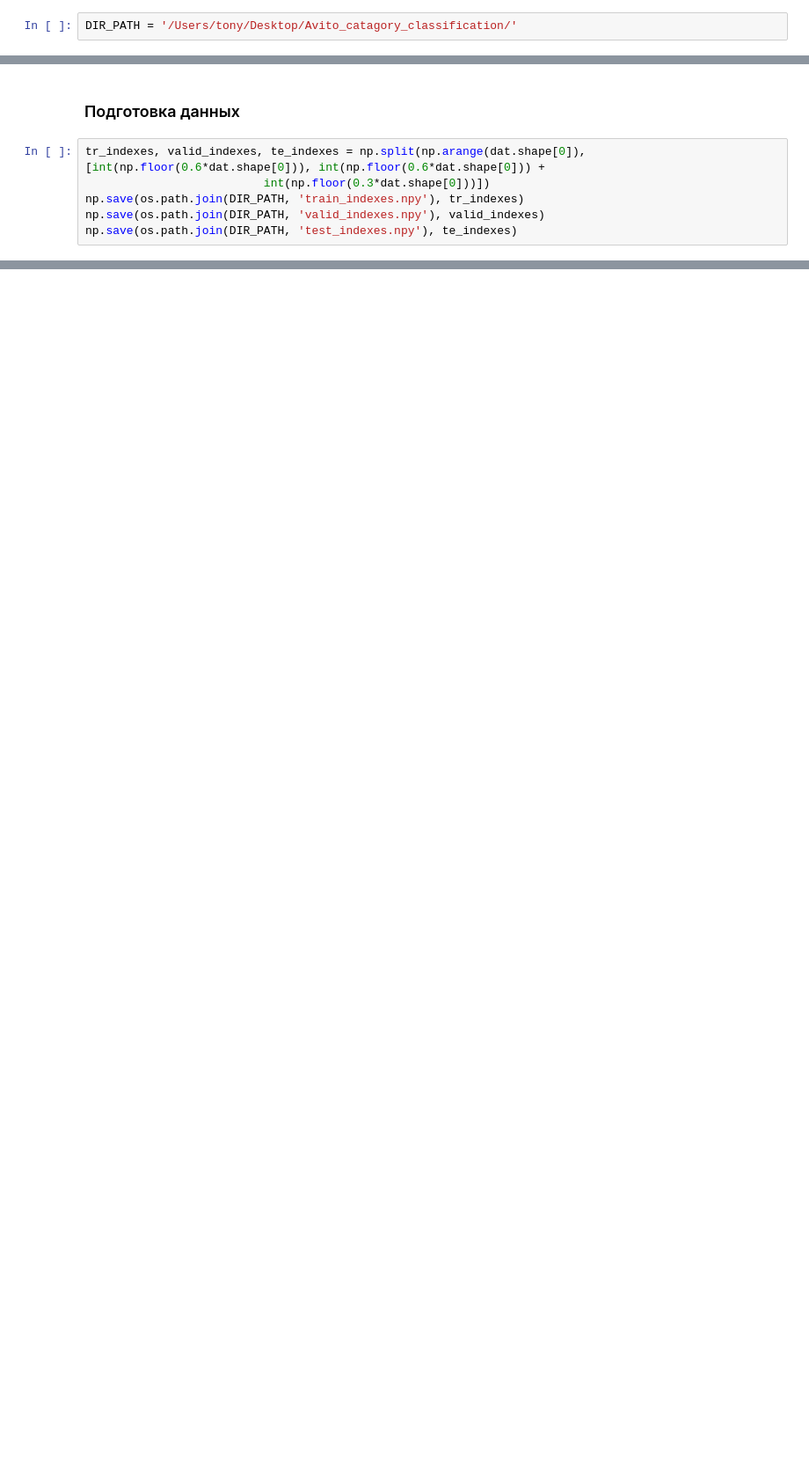
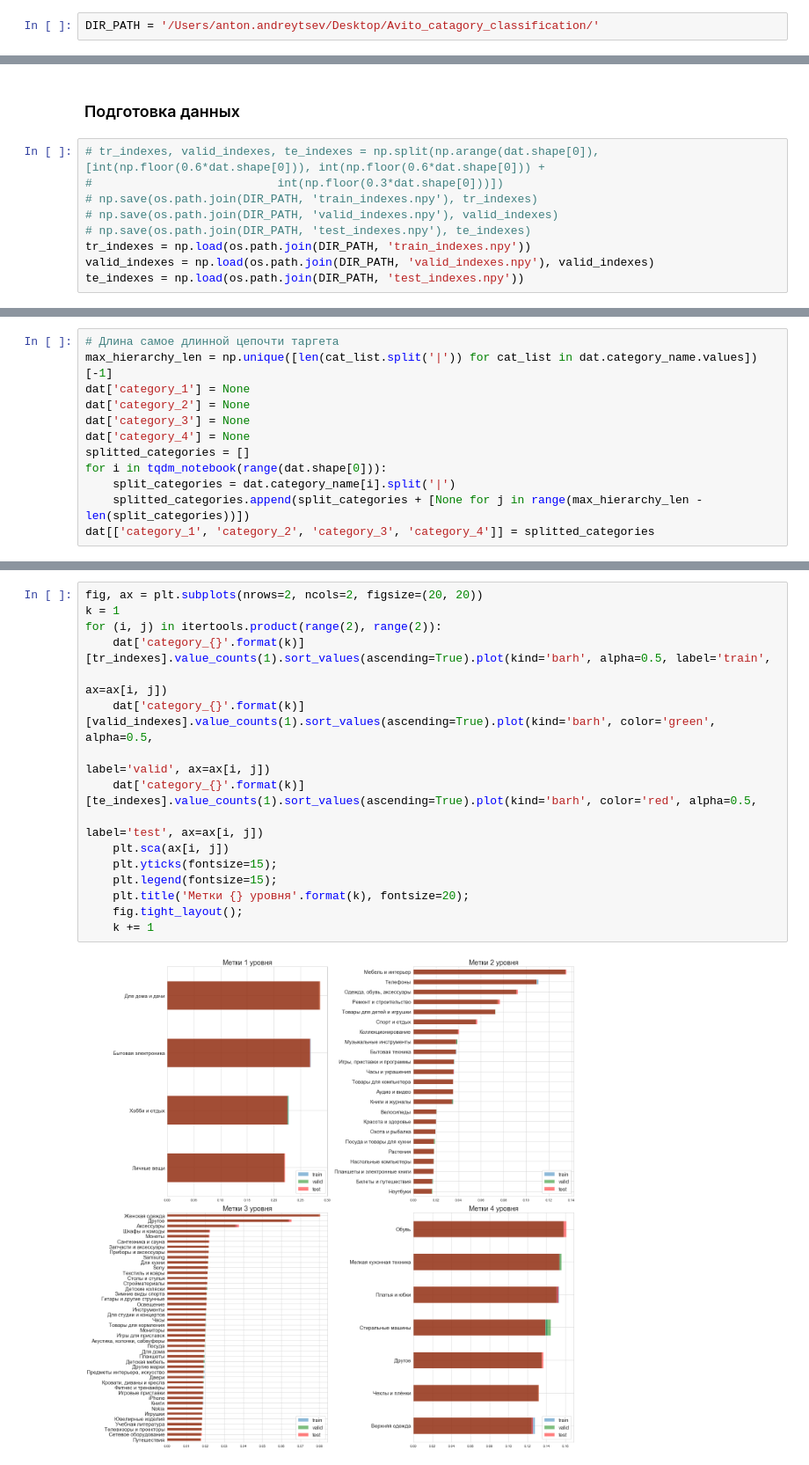
Before and after one commit to andreitsev/Notebooks, a Jupyter notebook: Avito category prediction.ipynb, the cells around one changed output, grey strips where cells are left out. Shown: that part at 88% size. Drawn from its saved outputs; the diff is of its cells as text; blank space fills up the shorter version.

```diff
--- a/Avito category prediction.ipynb
+++ b/Avito category prediction.ipynb
@@ -16,7 +18,7 @@ from sklearn.metrics import roc_auc_score, precision_score, recall_score, f1_sco
 matplotlib.rcParams['figure.figsize'] = (8, 8)
 sns.set_style('whitegrid')
 # %%
-DIR_PATH = '/Users/tony/Desktop/Avito_catagory_classification/'
+DIR_PATH = '/Users/anton.andreytsev/Desktop/Avito_catagory_classification/'
 # %% [markdown]
 Загрузка данных
 # %%
@@ -35,11 +37,14 @@ dat.head()
 # %% [markdown]
 ### Подготовка данных
 # %%
-tr_indexes, valid_indexes, te_indexes = np.split(np.arange(dat.shape[0]), [int(np.floor(0.6*dat.shape[0])), int(np.floor(0.6*dat.shape[0])) +
-                          int(np.floor(0.3*dat.shape[0]))])
-np.save(os.path.join(DIR_PATH, 'train_indexes.npy'), tr_indexes)
-np.save(os.path.join(DIR_PATH, 'valid_indexes.npy'), valid_indexes)
-np.save(os.path.join(DIR_PATH, 'test_indexes.npy'), te_indexes)
+# tr_indexes, valid_indexes, te_indexes = np.split(np.arange(dat.shape[0]), [int(np.floor(0.6*dat.shape[0])), int(np.floor(0.6*dat.shape[0])) +
+#                           int(np.floor(0.3*dat.shape[0]))])
+# np.save(os.path.join(DIR_PATH, 'train_indexes.npy'), tr_indexes)
+# np.save(os.path.join(DIR_PATH, 'valid_indexes.npy'), valid_indexes)
+# np.save(os.path.join(DIR_PATH, 'test_indexes.npy'), te_indexes)
+tr_indexes = np.load(os.path.join(DIR_PATH, 'train_indexes.npy'))
+valid_indexes = np.load(os.path.join(DIR_PATH, 'valid_indexes.npy'), valid_indexes)
+te_indexes = np.load(os.path.join(DIR_PATH, 'test_indexes.npy'))
 # %%
 plt.figure(figsize=(8, 12))
 plt.title('Распределение категорий в обучении, контроле и отложенном тесте', fontsize=20);
@@ -51,0 +59,12 @@ plt.legend(fontsize=15);
+# %%
+# Длина самое длинной цепочти таргета
+max_hierarchy_len = np.unique([len(cat_list.split('|')) for cat_list in dat.category_name.values])[-1]
+dat['category_1'] = None
+dat['category_2'] = None
+dat['category_3'] = None
+dat['category_4'] = None
+splitted_categories = []
+for i in tqdm_notebook(range(dat.shape[0])):
+    split_categories = dat.category_name[i].split('|')
+    splitted_categories.append(split_categories + [None for j in range(max_hierarchy_len - len(split_categories))])
+dat[['category_1', 'category_2', 'category_3', 'category_4']] = splitted_categories
@@ -51,0 +75,18 @@ plt.legend(fontsize=15);
+# %%
+fig, ax = plt.subplots(nrows=2, ncols=2, figsize=(20, 20))
+k = 1
+for (i, j) in itertools.product(range(2), range(2)):
+    dat['category_{}'.format(k)][tr_indexes].value_counts(1).sort_values(ascending=True).plot(kind='barh', alpha=0.5, label='train',
+                                                                                              ax=ax[i, j])
+    dat['category_{}'.format(k)][valid_indexes].value_counts(1).sort_values(ascending=True).plot(kind='barh', color='green', alpha=0.5,
+                                                                                                 label='valid', ax=ax[i, j])
+    dat['category_{}'.format(k)][te_indexes].value_counts(1).sort_values(ascending=True).plot(kind='barh', color='red', alpha=0.5,
+                                                                                              label='test', ax=ax[i, j])
+    plt.sca(ax[i, j])
+    plt.yticks(fontsize=15);
+    plt.legend(fontsize=15);
+    plt.title('Метки {} уровня'.format(k), fontsize=20);
+    fig.tight_layout();
+    k += 1
+# %% [output]
+[figure, added]
```
Also changed, not shown: parts of 5 cells of this notebook.
